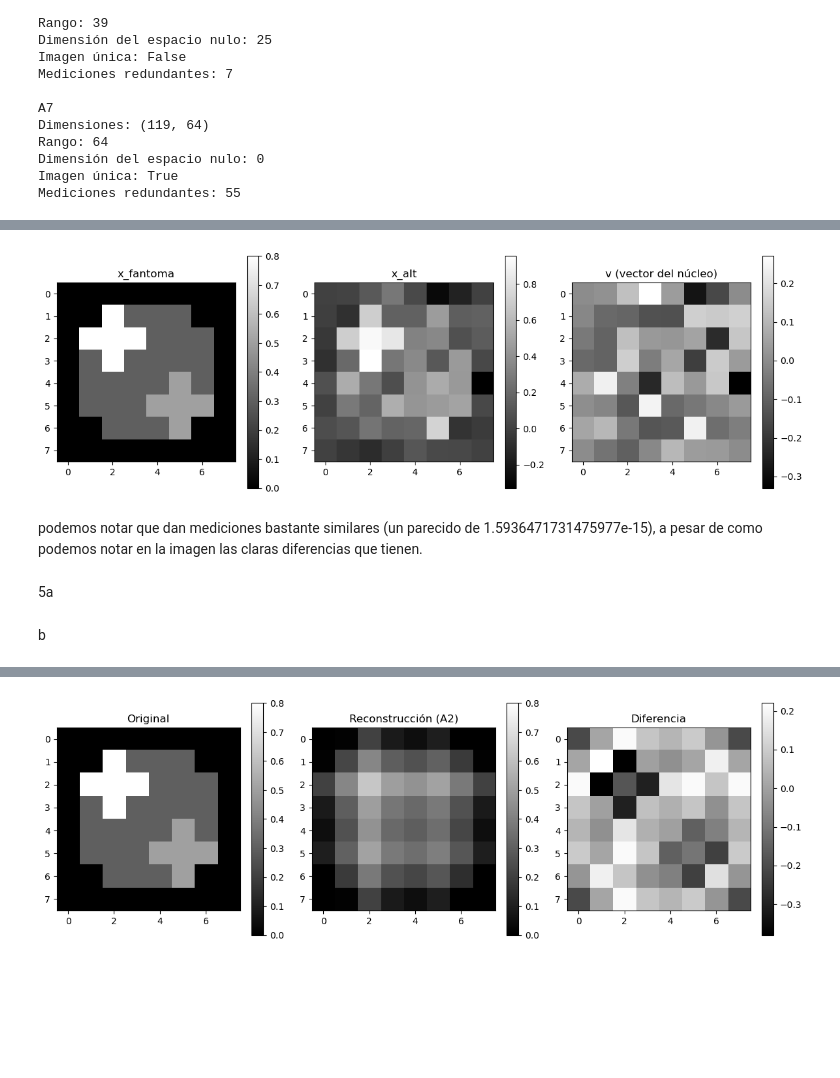
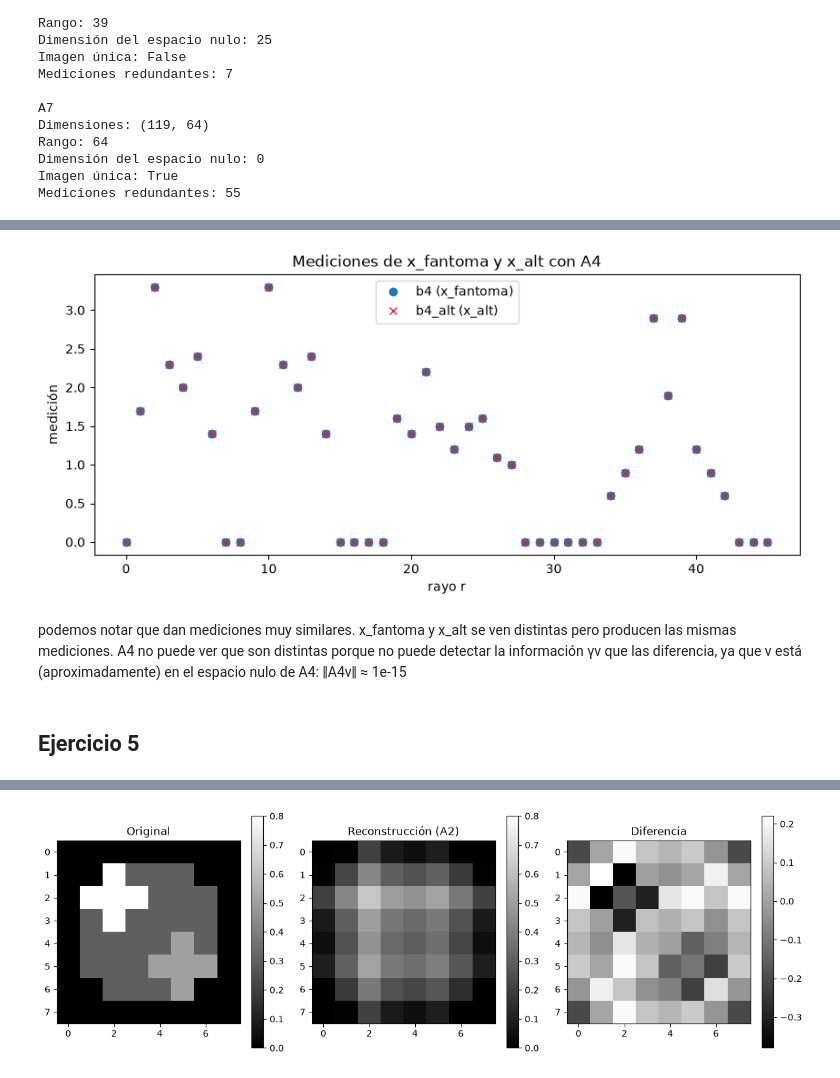
Before and after one commit to basmaxxx/metodos, a Jupyter notebook: TP1-Metodos.ipynb, the cells around one changed output, grey strips where cells are left out. Cells and saved outputs as stored; diff of their text form; code cells hidden in the pictures; blank space fills up the shorter version.

```diff
--- a/TP1-Metodos.ipynb
+++ b/TP1-Metodos.ipynb
@@ -343,24 +372,17 @@ np.float64(1.4615319389433588e-15)
 # %%
-fig, axs = plt.subplots(1, 3, figsize=(12, 4))
-
-im0 = axs[0].imshow(x_fantoma.reshape(8, 8), cmap='gray')
-axs[0].set_title('x_fantoma')
-plt.colorbar(im0, ax=axs[0])
-
-im1 = axs[1].imshow(x_alt.reshape(8, 8), cmap='gray')
-axs[1].set_title('x_alt')
-plt.colorbar(im1, ax=axs[1])
-
-im2 = axs[2].imshow(V4.reshape(8, 8), cmap='gray')
-axs[2].set_title('v (vector del núcleo)')
-plt.colorbar(im2, ax=axs[2])
-
-plt.tight_layout()
+# Visualizamos las similitudes al generar la medicion
+plt.figure(figsize=(10, 4))
+plt.plot(b4, 'o', color='tab:blue', label='b4 (x_fantoma)')
+plt.plot(b4_alt, 'x', color='tab:red', label='b4_alt (x_alt)')
+plt.xlabel('rayo r')
+plt.ylabel('medición')
+plt.title('Mediciones de x_fantoma y x_alt con A4')
+plt.legend()
 plt.show()
 # %% [output]
-[figure, old version]
+[figure, new version]
 # %% [markdown]
-podemos notar que dan mediciones bastante similares (un parecido de 1.5936471731475977e-15), a pesar de como podemos notar en la imagen las claras diferencias que tienen.
+podemos notar que dan mediciones muy similares. x_fantoma y x_alt se ven distintas pero producen las mismas mediciones. A4 no puede ver que son distintas porque no puede detectar la información γv que las diferencia, ya que v está (aproximadamente) en el espacio nulo de A4: ‖A4v‖ ≈ 1e-15
-# %% [markdown]
-5a
+# %% [markdown]
+## Ejercicio 5
 # %%
@@ -371,6 +397,4 @@ b7 = A7 @ x_fantoma
 x_2, _, _, _ = np.linalg.lstsq(A2, b2, rcond=None)
 x_4, _, _, _ = np.linalg.lstsq(A4, b4, rcond=None)
 x_7, _, _, _ = np.linalg.lstsq(A7, b7, rcond=None)
-# %% [markdown]
-b
 # %%
```
Also changed, not shown: parts of 114 cells of this notebook.
